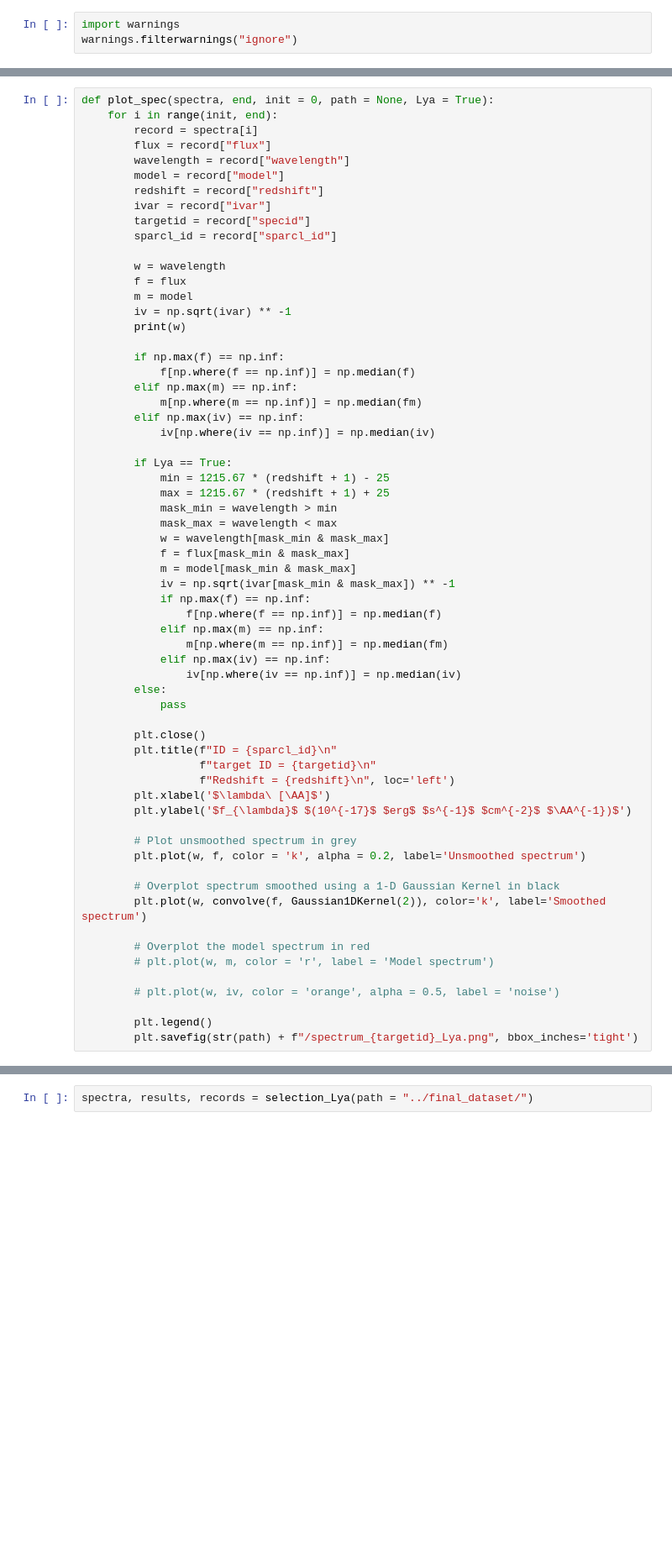
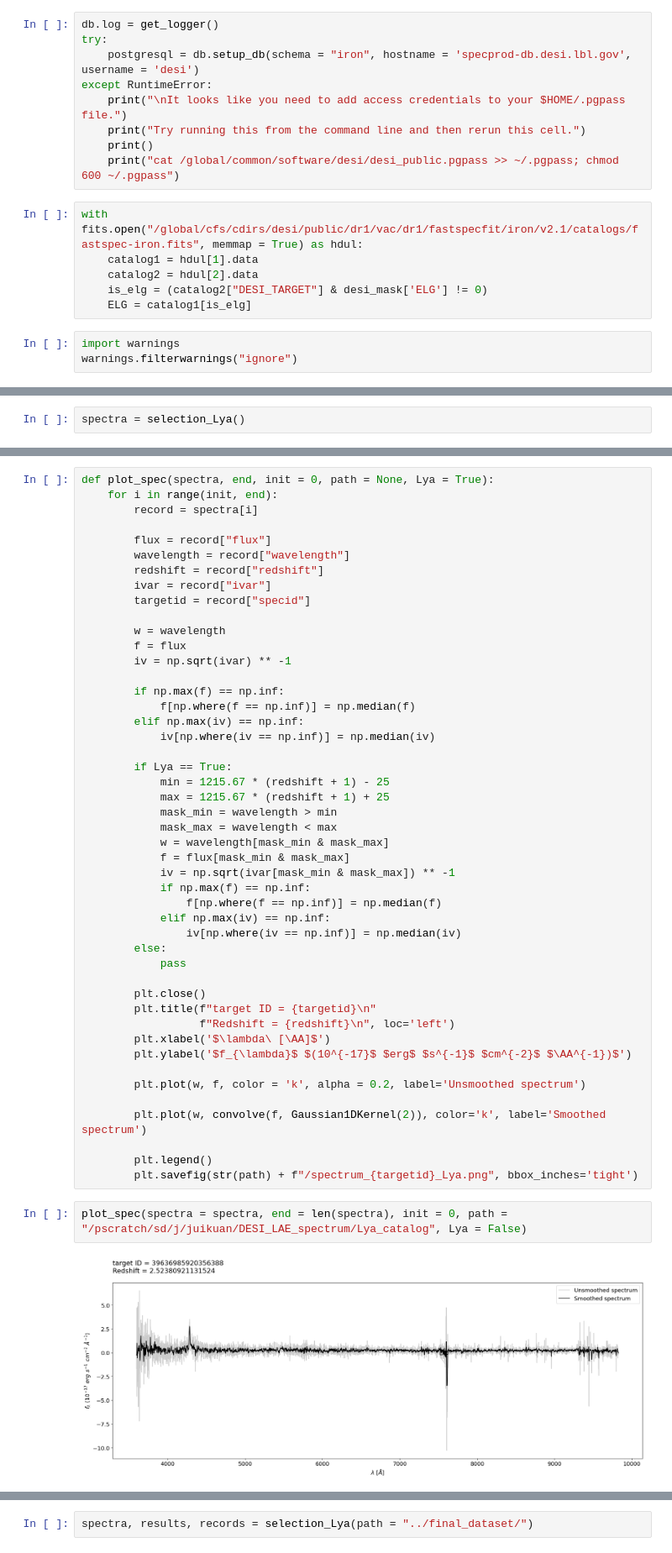
Before and after one commit to zrk-dreamer/DESI_LAE, a Jupyter notebook: Lya_fitting.ipynb, the cells around one changed output, grey strips where cells are left out. Shown: that part at 84% size. Drawn from its saved outputs; the diff is of its cells as text; blank space fills up the shorter version.

```diff
--- a/Lya_fitting.ipynb
+++ b/Lya_fitting.ipynb
@@ -40,3 +35,18 @@ plt.rcParams['figure.figsize'] = (24,8)
+# %%
+db.log = get_logger()
+try:
+    postgresql = db.setup_db(schema = "iron", hostname = 'specprod-db.desi.lbl.gov', username = 'desi')
+except RuntimeError:
+    print("\nIt looks like you need to add access credentials to your $HOME/.pgpass file.")
+    print("Try running this from the command line and then rerun this cell.")
+    print()
+    print("cat /global/common/software/desi/desi_public.pgpass >> ~/.pgpass; chmod 600 ~/.pgpass")
+# %%
+with fits.open("/global/cfs/cdirs/desi/public/dr1/vac/dr1/fastspecfit/iron/v2.1/catalogs/fastspec-iron.fits", memmap = True) as hdul:
+    catalog1 = hdul[1].data
+    catalog2 = hdul[2].data
+    is_elg = (catalog2["DESI_TARGET"] & desi_mask['ELG'] != 0)
+    ELG = catalog1[is_elg]
 # %%
 import warnings
 warnings.filterwarnings("ignore")
@@ -91,0 +112,2 @@ def selection_Lya(path = None, redshift_range = [1.96, 7.08], ELG = ELG, Lya_SNR
+# %%
+spectra = selection_Lya()
@@ -93,24 +122,19 @@ def selection_Lya(path = None, redshift_range = [1.96, 7.08], ELG = ELG, Lya_SNR
 def plot_spec(spectra, end, init = 0, path = None, Lya = True):
     for i in range(init, end):
         record = spectra[i]
+
         flux = record["flux"]
         wavelength = record["wavelength"]
-        model = record["model"]
         redshift = record["redshift"]
         ivar = record["ivar"]
         targetid = record["specid"]
-        sparcl_id = record["sparcl_id"]
 
         w = wavelength
         f = flux
-        m = model
         iv = np.sqrt(ivar) ** -1
-        print(w)
 
         if np.max(f) == np.inf:
             f[np.where(f == np.inf)] = np.median(f)
-        elif np.max(m) == np.inf:
-            m[np.where(m == np.inf)] = np.median(fm)
         elif np.max(iv) == np.inf:
             iv[np.where(iv == np.inf)] = np.median(iv)
 
@@ -121,37 +145,30 @@ def plot_spec(spectra, end, init = 0, path = None, Lya = True):
             mask_max = wavelength < max
             w = wavelength[mask_min & mask_max]
             f = flux[mask_min & mask_max]
-            m = model[mask_min & mask_max]
             iv = np.sqrt(ivar[mask_min & mask_max]) ** -1
             if np.max(f) == np.inf:
                 f[np.where(f == np.inf)] = np.median(f)
-            elif np.max(m) == np.inf:
-                m[np.where(m == np.inf)] = np.median(fm)
             elif np.max(iv) == np.inf:
                 iv[np.where(iv == np.inf)] = np.median(iv)
         else:
             pass
 
         plt.close()
-        plt.title(f"ID = {sparcl_id}\n"
-                  f"target ID = {targetid}\n"
+        plt.title(f"target ID = {targetid}\n"
                   f"Redshift = {redshift}\n", loc='left')
         plt.xlabel('$\lambda\ [\AA]$')
         plt.ylabel('$f_{\lambda}$ $(10^{-17}$ $erg$ $s^{-1}$ $cm^{-2}$ $\AA^{-1})$')
 
-        # Plot unsmoothed spectrum in grey
         plt.plot(w, f, color = 'k', alpha = 0.2, label='Unsmoothed spectrum')
 
-        # Overplot spectrum smoothed using a 1-D Gaussian Kernel in black
         plt.plot(w, convolve(f, Gaussian1DKernel(2)), color='k', label='Smoothed spectrum')
-
-        # Overplot the model spectrum in red
-        # plt.plot(w, m, color = 'r', label = 'Model spectrum')
-
-        # plt.plot(w, iv, color = 'orange', alpha = 0.5, label = 'noise')
 
         plt.legend()
         plt.savefig(str(path) + f"/spectrum_{targetid}_Lya.png", bbox_inches='tight')
+# %%
+plot_spec(spectra = spectra, end = len(spectra), init = 0, path = "/pscratch/sd/j/juikuan/DESI_LAE_spectrum/Lya_catalog", Lya = False)
+# %% [output]
+[figure, added]
 # %%
 def fitting_Lya(spectra, end, path = None, init = 0, file_name = "Lya_emission", spectra_path = None):
 
```
Also changed, not shown: parts of 6 cells of this notebook, 1 other file.
